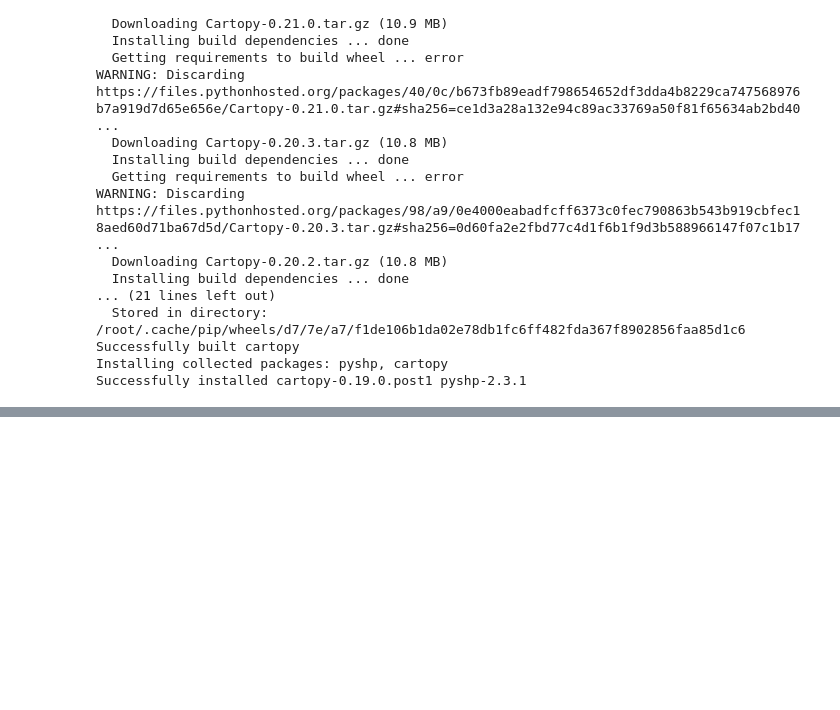
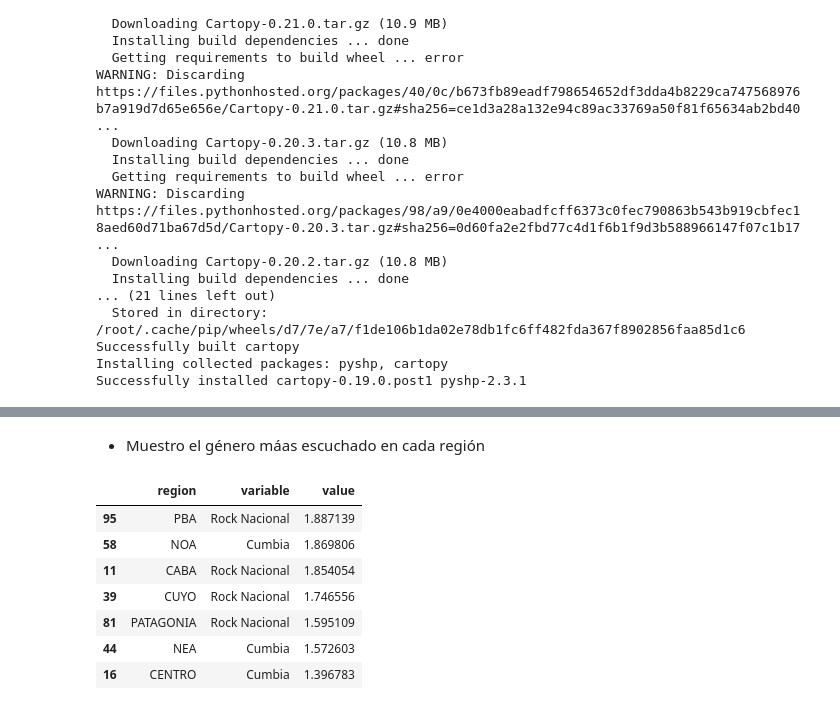
Before and after one commit to FedeManrupe/FLACSO_final, a Jupyter notebook: FLACSO_final.ipynb, the cells around one changed output, grey strips where cells are left out. Saved outputs shown, nothing was run; the diff lists cells and outputs as text; code cells hidden in the pictures; blank space fills up the shorter version.

```diff
--- a/FLACSO_final.ipynb
+++ b/FLACSO_final.ipynb
@@ -1175,0 +1191,15 @@ plt.legend(loc='upper right', bbox_to_anchor=(7,6));
+# %% [markdown]
+- Muestro el género máas escuchado en cada región
+# %%
+#Obtengo el género más escuchado en cada región
+dfRegionesMax = dfRegiones2.sort_values('value', ascending=False).drop_duplicates(['region'])
+dfRegionesMax
+# %% [output]
+|  | region | variable | value |
+| 95 | PBA | Rock Nacional | 1.887139 |
+| 58 | NOA | Cumbia | 1.869806 |
+| 11 | CABA | Rock Nacional | 1.854054 |
+| 39 | CUYO | Rock Nacional | 1.746556 |
+| 81 | PATAGONIA | Rock Nacional | 1.595109 |
+| 44 | NEA | Cumbia | 1.572603 |
+| 16 | CENTRO | Cumbia | 1.396783 |
```
Also changed, not shown: parts of 5 cells of this notebook.
